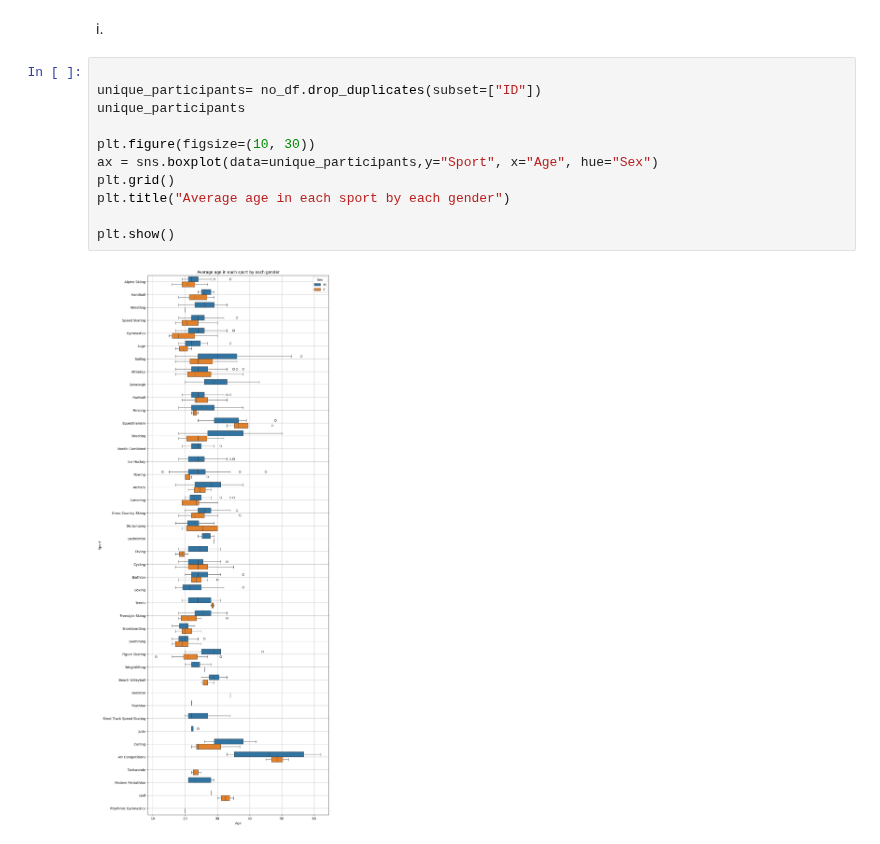
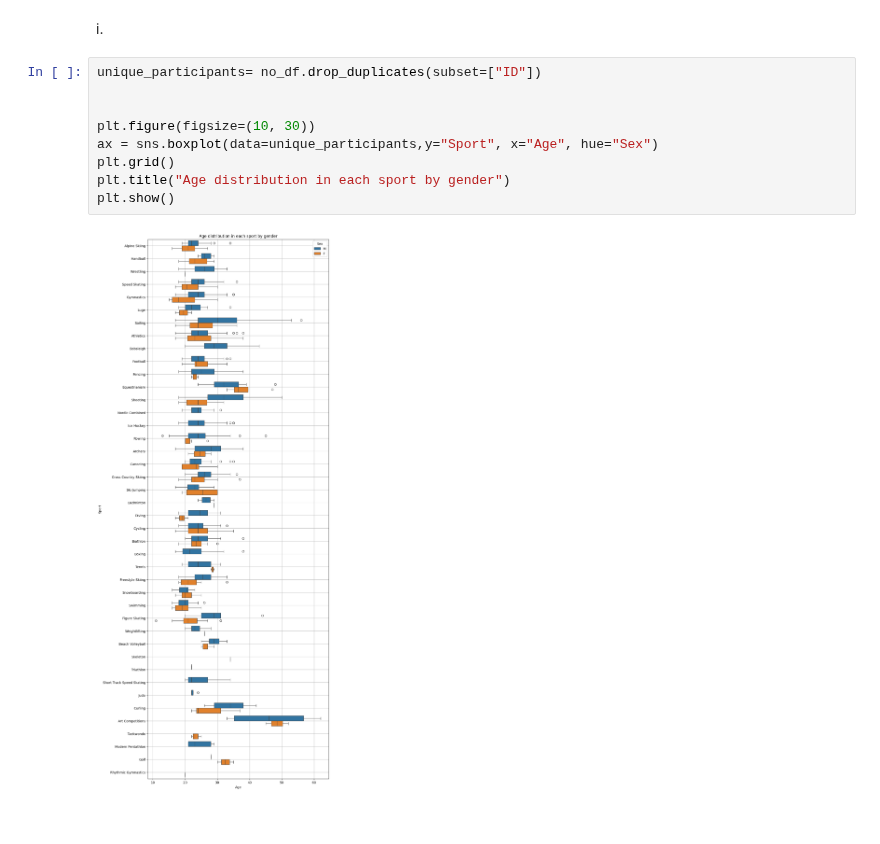
Before and after one commit to Ludwilton/Projekt-OS-Norge, a Jupyter notebook: uppgift_0/uppgift.0.LUDWIG.ipynb, the cells around one changed output. Cells and saved outputs as stored; diff of their text form.

```diff
--- a/uppgift_0/uppgift.0.LUDWIG.ipynb
+++ b/uppgift_0/uppgift.0.LUDWIG.ipynb
@@ -196,15 +215,13 @@ plt.show()
 # %% [markdown]
 i.
 # %%
+unique_participants= no_df.drop_duplicates(subset=["ID"])
 
-unique_participants= no_df.drop_duplicates(subset=["ID"])
-unique_participants
 
 plt.figure(figsize=(10, 30))
 ax = sns.boxplot(data=unique_participants,y="Sport", x="Age", hue="Sex")
 plt.grid()
-plt.title("Average age in each sport by each gender")
-
+plt.title("Age distribution in each sport by gender")
 plt.show()
 # %% [output]
-[figure, old version]
+[figure, new version]
```
Also changed, not shown: parts of 13 cells of this notebook, 3 other files.
